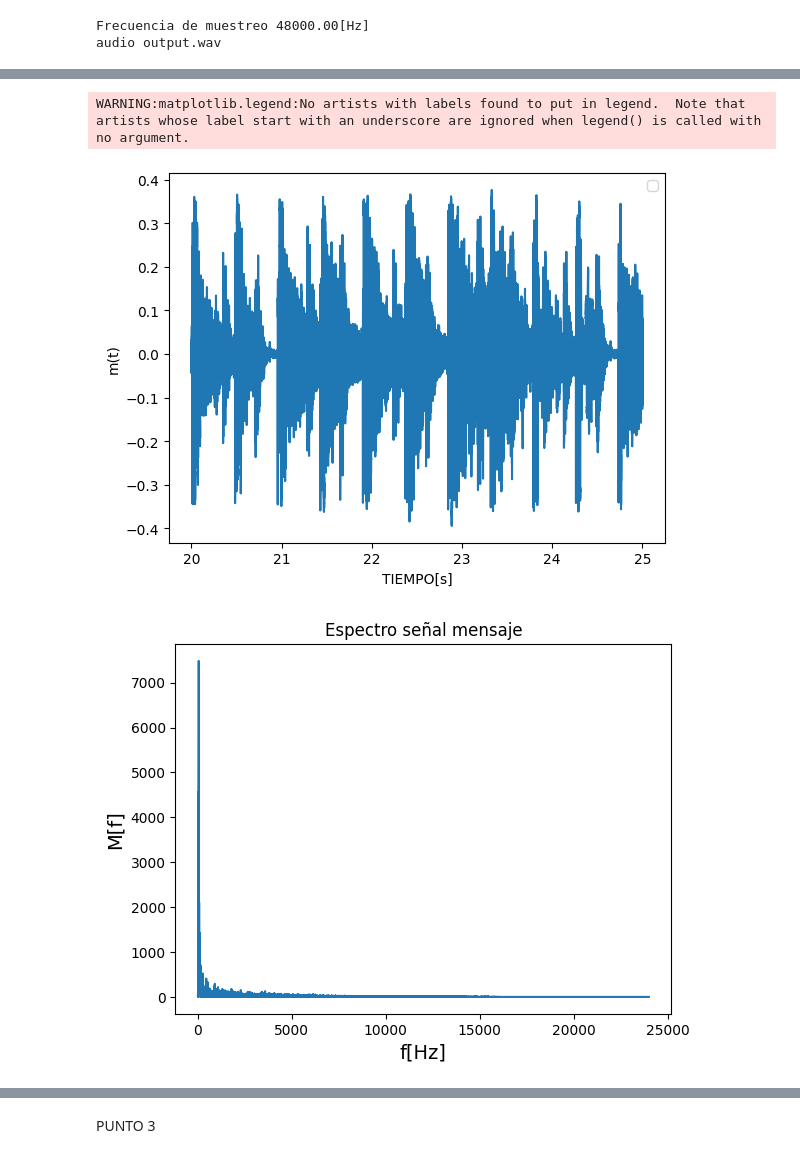
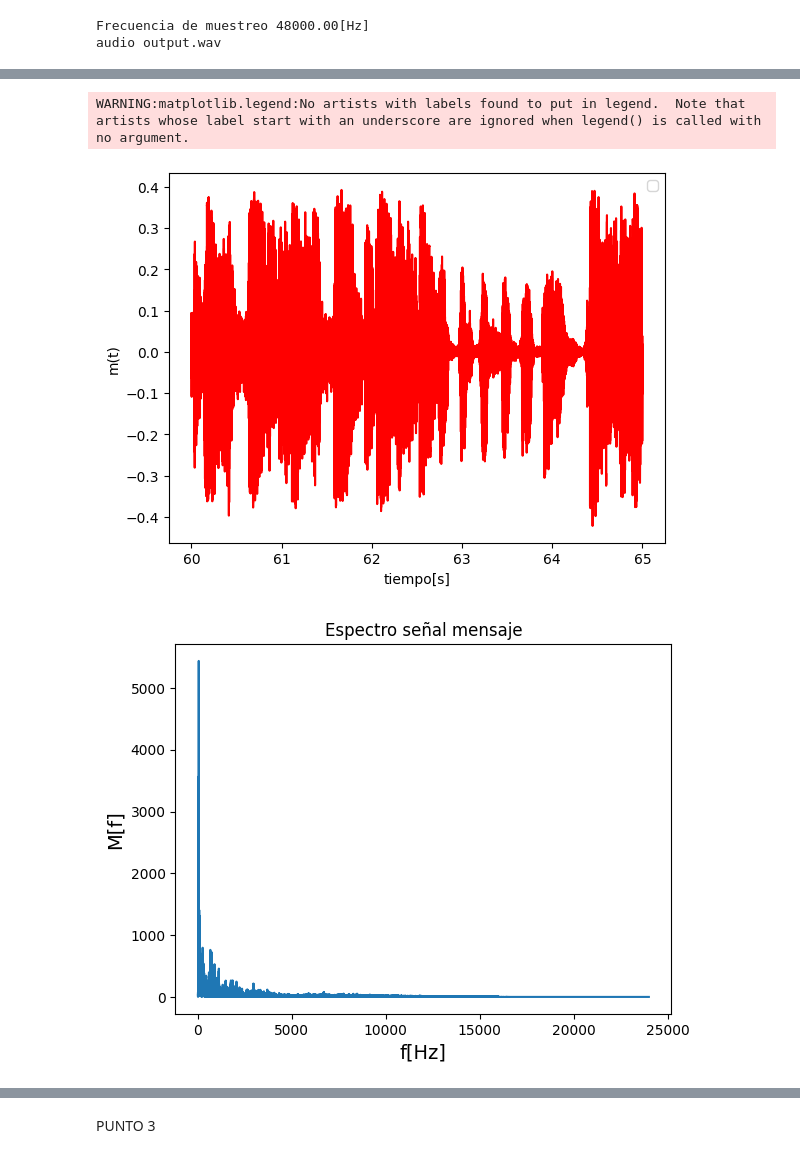
Before and after one commit to diegochaux/PARCIAL2, a Jupyter notebook: Parcial_2.ipynb, the cells around one changed output, grey strips where cells are left out. Saved outputs shown, nothing was run; the diff lists cells and outputs as text; code cells hidden in the pictures.

```diff
--- a/Parcial_2.ipynb
+++ b/Parcial_2.ipynb
@@ -197,8 +199,8 @@ audio output.wav
 # %%
 xpro = x.copy() #copiar archivos para procesar
 #leer 5 segundos de la canción
-ti = 20 #tiempo incio a procesar seg
-tf = 25 #tiempo final a procesar seg
+ti = 60 #tiempo incio a procesar seg
+tf = 65 #tiempo final a procesar seg
 m = xpro[int(ti*fs):int((tf*fs)),0] #señal mensaje en primer canal
 # %%
 from IPython.display import Audio #librería para reproducir audio
@@ -210,14 +212,14 @@ Audio(m,rate=fs)
 # %%
 #Señal mensaje en tiempo y frecuencia
 tt = np.arange(ti,tf,1/fs) # vector de tiempo
-plt.plot(tt,m) #graficar señal mensaje en el tiempo
-plt.xlabel('TIEMPO[s]')
+plt.plot(tt,m,color="red") #graficar señal mensaje en el tiempo
+plt.xlabel('tiempo[s]')
 plt.ylabel('m(t)')
 plt.legend()
 plt.show()
 # %% [output]
 WARNING:matplotlib.legend:No artists with labels found to put in legend.  Note that artists whose label start with an underscore are ignored when legend() is called with no argument.
-[figure, old version]
+[figure, new version]
 # %%
 #Fourier señal mensaje
 Mw = np.fft.rfft(m) # axis=0 permite aplicar fft por cada columna de xpro
@@ -228,5 +230,5 @@ plt.xlabel(r'f[Hz]',fontsize = 14)
 plt.ylabel(r'M[f]',fontsize = 14)
 plt.show()
 # %% [output]
-[figure, old version]
+[figure, new version]
 # %%
```
Also changed, not shown: parts of 17 cells of this notebook.
